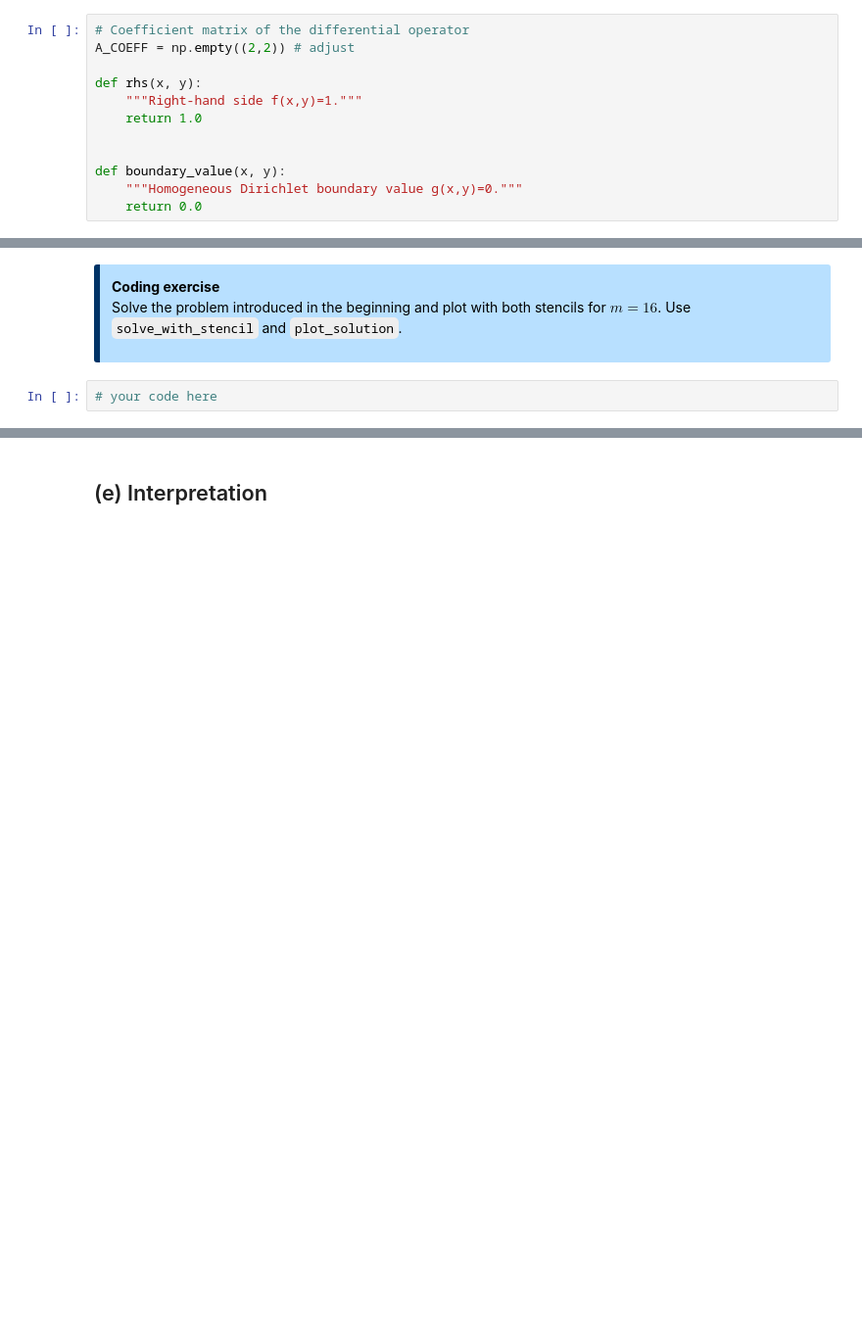
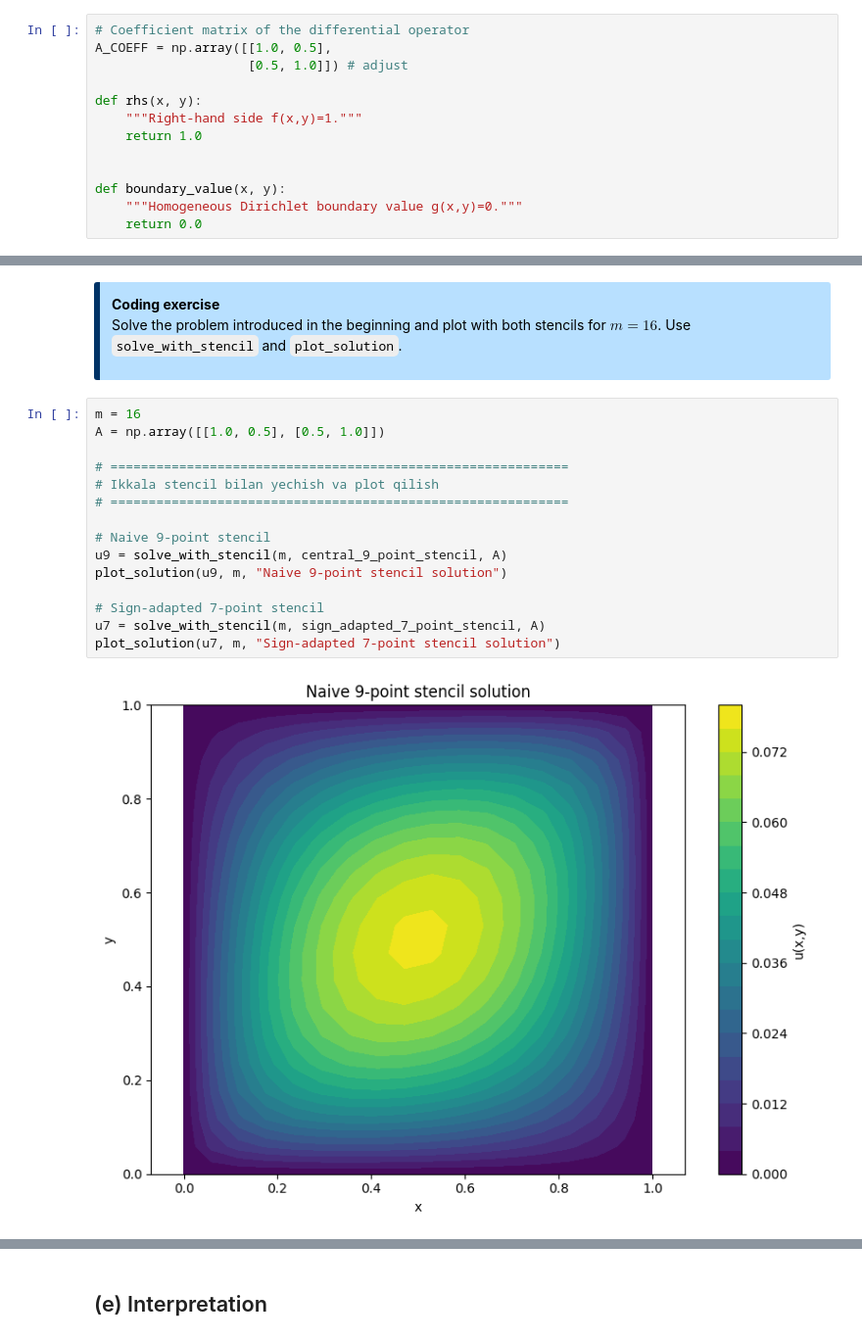
Before and after one commit to thedreamJK7/Numerik-3, a Jupyter notebook: numerik3Homework4/numerics3_homework04.ipynb, the cells around one changed output, grey strips where cells are left out. Shown at 98% size. Drawn from its saved outputs; the diff is of its cells as text; blank space fills up the shorter version.

Commit message:
9 point stencil

```diff
--- a/numerik3Homework4/numerics3_homework04.ipynb
+++ b/numerik3Homework4/numerics3_homework04.ipynb
@@ -44,7 +44,8 @@ import numpy as np
 import matplotlib.pyplot as plt
 # %%
 # Coefficient matrix of the differential operator
-A_COEFF = np.empty((2,2)) # adjust
+A_COEFF = np.array([[1.0, 0.5],
+                    [0.5, 1.0]]) # adjust
 
 def rhs(x, y):
     """Right-hand side f(x,y)=1."""
@@ -513,4 +672,19 @@ def plot_solution(u_vec, m, title):
 Solve the problem introduced in the beginning and plot with both stencils for $m=16$. Use <code>solve_with_stencil</code> and <code>plot_solution</code>.
 </div>
 # %%
-# your code here
+m = 16
+A = np.array([[1.0, 0.5], [0.5, 1.0]])
+
+# ============================================================
+# Ikkala stencil bilan yechish va plot qilish
+# ============================================================
+
+# Naive 9-point stencil
+u9 = solve_with_stencil(m, central_9_point_stencil, A)
+plot_solution(u9, m, "Naive 9-point stencil solution")
+
+# Sign-adapted 7-point stencil
+u7 = solve_with_stencil(m, sign_adapted_7_point_stencil, A)
+plot_solution(u7, m, "Sign-adapted 7-point stencil solution")
+# %% [output]
+[figure, added]
```
Also changed, not shown: parts of 11 cells of this notebook.
